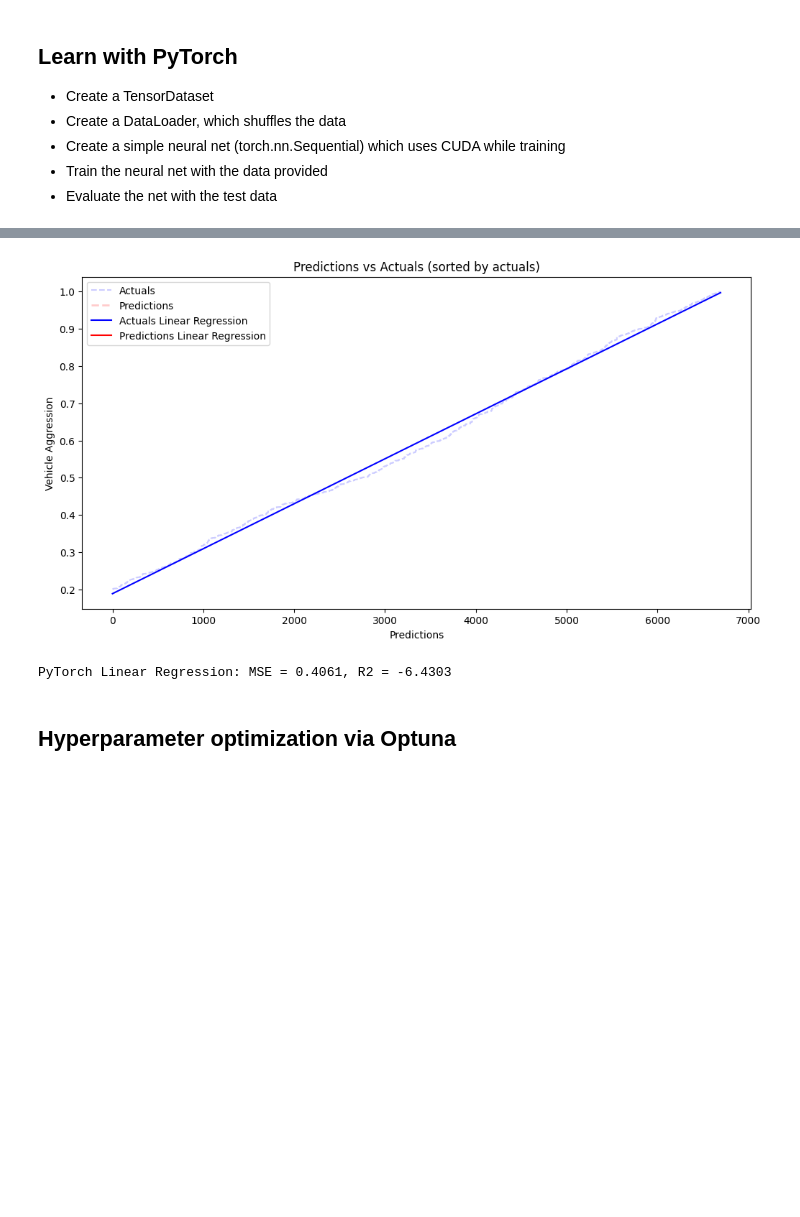
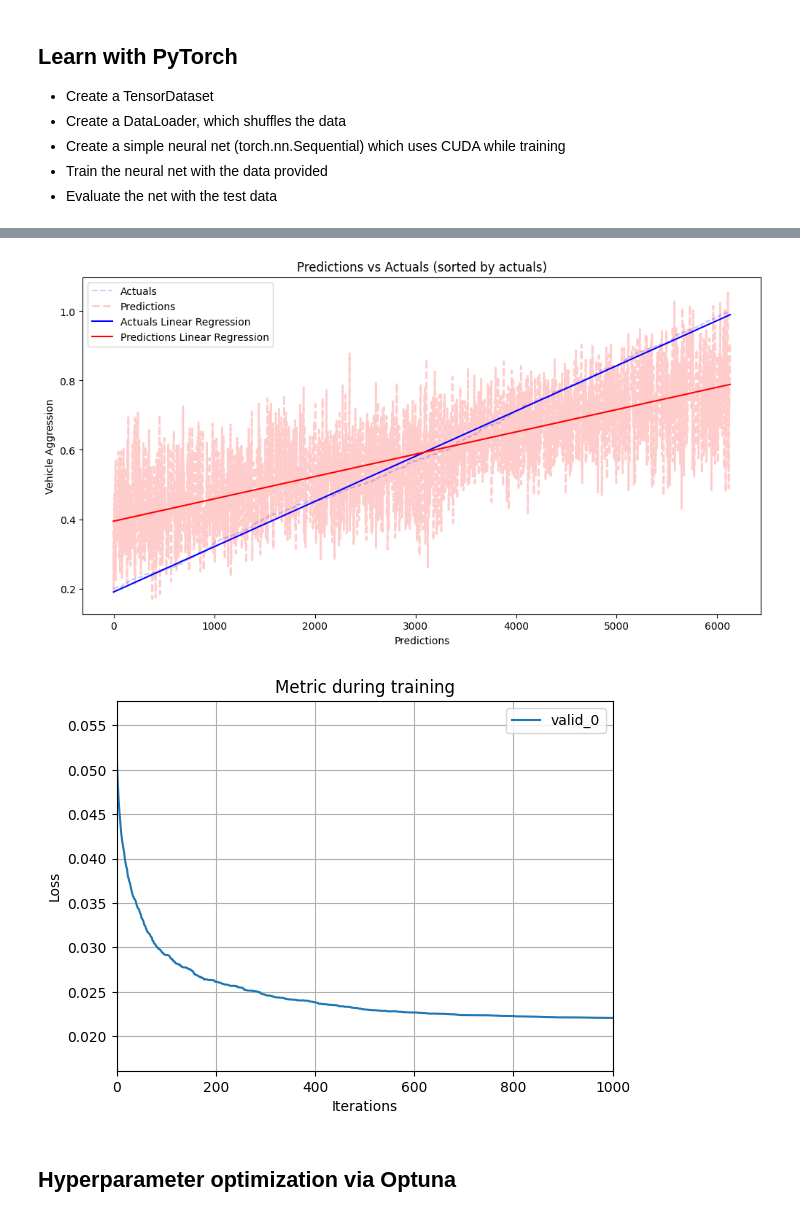
Before and after one commit to HLCaptain/hawk-ai, a Jupyter notebook: model/aggression_prediction.ipynb, the cells around one changed output, grey strips where cells are left out. Cells and saved outputs as stored; diff of their text form; code cells hidden in the pictures; blank space fills up the shorter version.

```diff
--- a/model/aggression_prediction.ipynb
+++ b/model/aggression_prediction.ipynb
@@ -463,45 +504,0 @@ class LinearRegressor(nn.Module):
-# %%
-import torch.optim as optim
-
-input_size = X_train_2d.shape[1]
-output_size = 1
-model = LinearRegressor(input_size, output_size).to(device)
-
-# Define the loss function and optimizer
-criterion = nn.MSELoss()
-optimizer = optim.SGD(model.parameters(), lr=0.01)
-
-# Train the model
-num_epochs = 100
-for epoch in range(num_epochs):
-    for inputs, labels in train_loader_2d:
-        inputs, labels = inputs.float().to(device), labels.float().to(device)
-
-        optimizer.zero_grad()
-        outputs = model(inputs)
-        loss = criterion(outputs.squeeze(), labels)
-        loss.backward()
-        optimizer.step()
-
-model.eval()
-predictions, actuals = [], []
-
-with torch.no_grad():
-    for inputs, targets in test_loader_2d:
-        inputs, targets = inputs.float().to(device), targets.float().to(device)
-        outputs = model(inputs)
-        predictions.extend(outputs.cpu().numpy())
-        actuals.extend(targets.cpu().numpy())
-
-y_pred_torch = np.array(predictions).flatten()
-y_pred_torch[np.isnan(y_pred_torch)] = 0
-y_test_torch = np.array(actuals).flatten()
-mse_torch = mean_squared_error(y_test_torch, y_pred_torch)
-r2_torch = r2_score(y_test_torch, y_pred_torch)
-
-plot_evaluation(actuals=actuals, predictions=predictions)
-
-print("PyTorch Linear Regression: MSE = {:.4f}, R2 = {:.4f}".format(mse_torch, r2_torch))
-# %% [output]
-[figure, removed]
-PyTorch Linear Regression: MSE = 0.4061, R2 = -6.4303
@@ -565,0 +505,15 @@ class CNNRegressor(nn.Module):
+# %%
+# Select best model
+best_result = min(results.items(), key=lambda x: calculate_loss(y_test, x[1][1]))
+# Plot the best model
+plot_evaluation(y_test, best_result[1][1])
+lgb.plot_metric(best_result[1][0], xlabel='Iterations', ylabel='Loss')
+best_lgb_predictions = best_result[1][1]
+best_booster_type = best_result[0]
+loss_at_epoch = best_result[1][0]['valid_0']['l2']
+train_duration = best_result[1][2]
+params = best_result[1][3]
+add_best_of_model(f'LightGBM {best_booster_type}', best_lgb_predictions, loss_at_epoch, train_duration, params)
+# %% [output]
+[figure, added]
+[figure, added]
```
Also changed, not shown: parts of 21 cells of this notebook.
